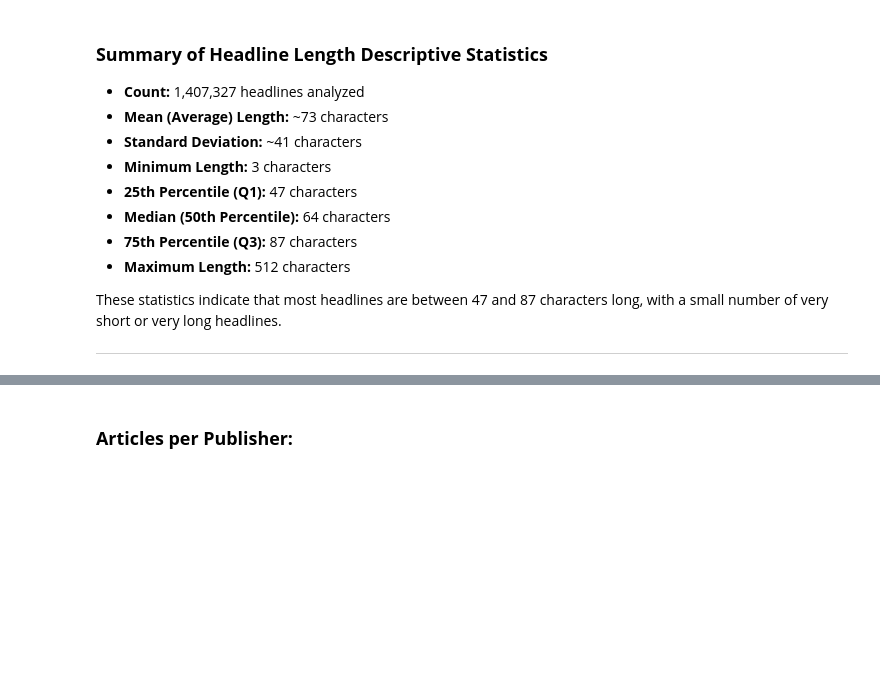
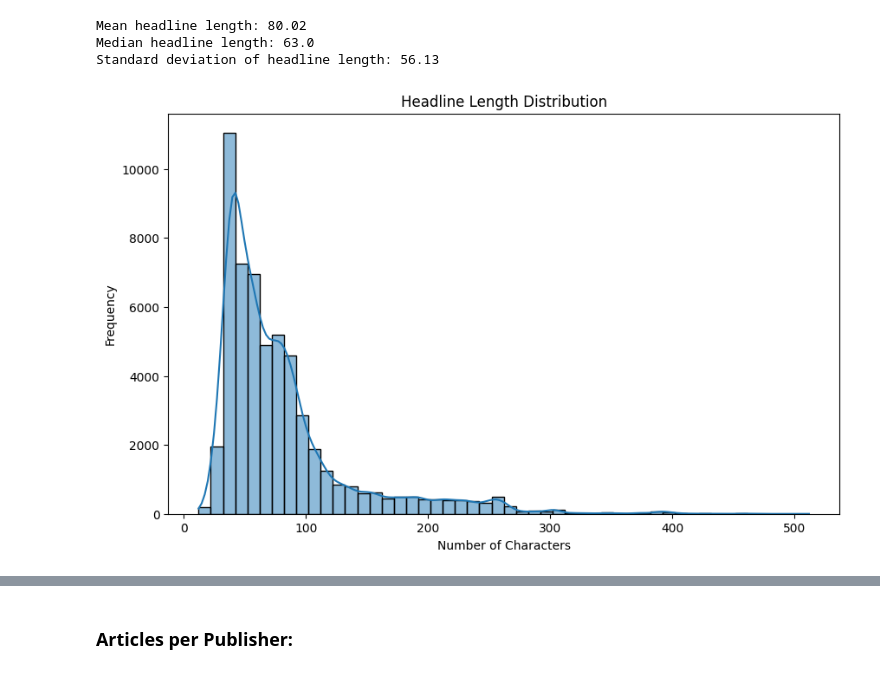
Before and after one commit to OliyadTeshome/News_Sentiment_Driven_Price_Prediction, a Jupyter notebook: notebooks/descriptive_statistics.ipynb, the cells around one changed output, grey strips where cells are left out. Drawn from its saved outputs; the diff is of its cells as text; code cells hidden in the pictures; blank space fills up the shorter version.

```diff
--- a/notebooks/descriptive_statistics.ipynb
+++ b/notebooks/descriptive_statistics.ipynb
@@ -56,15 +34,23 @@ Name: headline_length, dtype: float64
-# %% [markdown]
-### **Summary of Headline Length Descriptive Statistics**
-
-- **Count:** 1,407,327 headlines analyzed
-- **Mean (Average) Length:** ~73 characters
-- **Standard Deviation:** ~41 characters
-- **Minimum Length:** 3 characters
-- **25th Percentile (Q1):** 47 characters
-- **Median (50th Percentile):** 64 characters
-- **75th Percentile (Q3):** 87 characters
-- **Maximum Length:** 512 characters
-
-These statistics indicate that most headlines are between 47 and 87 characters long, with a small number of very short or very long headlines.
-
----
+# %%
+# Calculate descriptive statistics for headline length
+headline_lengths = df['headline'].apply(lambda x: len(str(x)))
+mean_length = headline_lengths.mean()
+median_length = headline_lengths.median()
+std_length = headline_lengths.std()
+
+print(f"Mean headline length: {mean_length:.2f}")
+print(f"Median headline length: {median_length}")
+print(f"Standard deviation of headline length: {std_length:.2f}")
+
+# Plot the distribution
+plt.figure(figsize=(10, 6))
+sns.histplot(headline_lengths, bins=50, kde=True)
+plt.title('Headline Length Distribution')
+plt.xlabel('Number of Characters')
+plt.ylabel('Frequency')
+plt.show()
+# %% [output]
+Mean headline length: 80.02
+Median headline length: 63.0
+Standard deviation of headline length: 56.13
+[figure, added]
```
Also changed, not shown: parts of 10 cells of this notebook.
